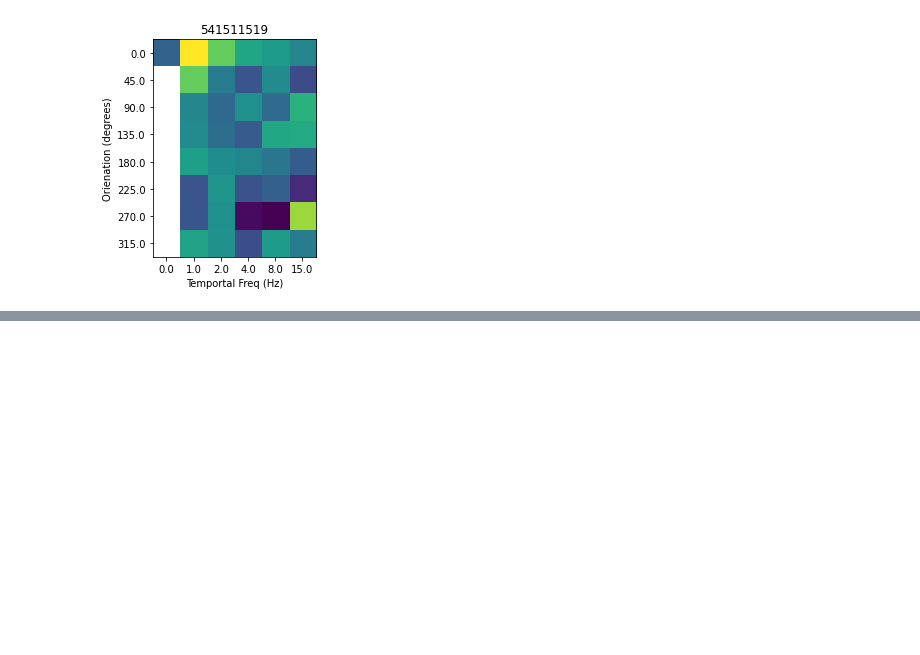
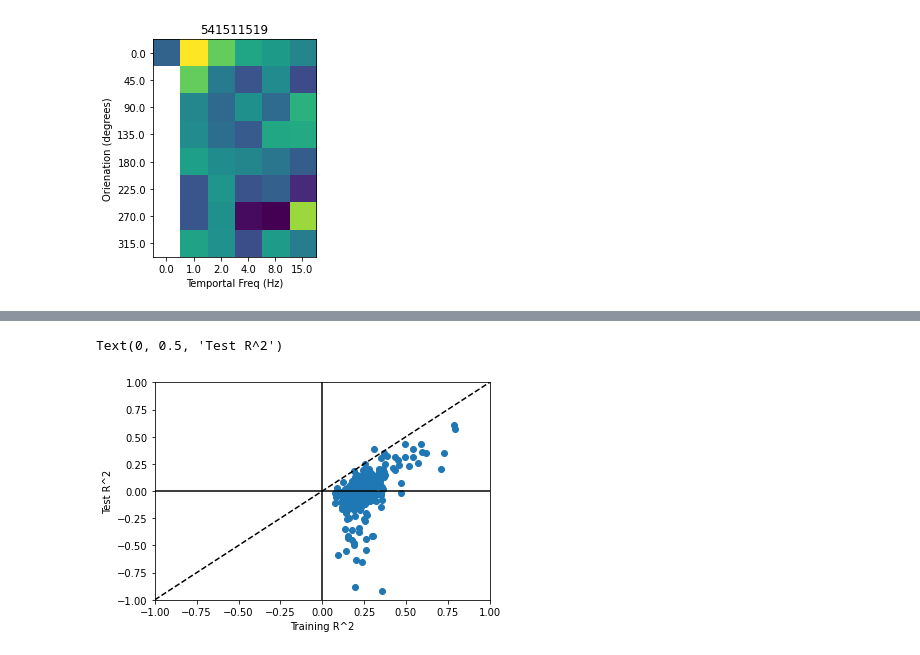
Before and after one commit to ryraut/swdb_2023, a Jupyter notebook: Day1/Day1WorkshopDraft.ipynb, the cells around one changed output, grey strips where cells are left out. Drawn from its saved outputs; the diff is of its cells as text; code cells hidden in the pictures; blank space fills up the shorter version.

```diff
--- a/Day1/Day1WorkshopDraft.ipynb
+++ b/Day1/Day1WorkshopDraft.ipynb
@@ -500,0 +572,34 @@ Up till now everything is descriptive- we are just looking at the data and descr
+# %%
+train_prediction = np.zeros(len(gratings.cell_id))
+test_prediction = np.zeros(len(gratings.cell_id))
+
+for cc in range(len(gratings.dfftraces)):
+    another_dff = gratings.dfftraces[cc]
+
+    another_response = np.zeros((len(stim_table),60))
+    for ii in range(len(stim_table)):
+        orientation[ii] = stim_table.orientation[ii]
+        temp_freq[ii] = stim_table.temporal_frequency[ii]
+        another_response[ii,:] = another_dff[stim_table.start[ii]:stim_table.start[ii]+60]
+
+    another_mean_response = another_response.mean(axis =1)
+
+    another_X_train, another_X_test, another_y_train, another_y_test = train_test_split(X, another_mean_response, test_size=0.5,  random_state=42)
+
+    rfmodel = LinearRegression(fit_intercept=False).fit(another_X_train, another_y_train,)
+    train_prediction[cc] = rfmodel.score(another_X_train,another_y_train)
+
+    test_prediction[cc] = rfmodel.score(another_X_test,another_y_test)
+# %%
+fig,ax = plt.subplots()
+ax.scatter(train_prediction,test_prediction)
+ax.plot([-1,1],[-1,1],'k--')
+ax.plot([-1,1],[0,0],'k-')
+ax.plot([0,0],[-1,1],'k-')
+ax.set_xlim([-1,1])
+ax.set_ylim([-1,1])
+ax.set_xlabel("Training R^2")
+ax.set_ylabel("Test R^2")
+# %% [output]
+Text(0, 0.5, 'Test R^2')
+[figure, added]
```
Also changed, not shown: parts of 24 cells of this notebook.
